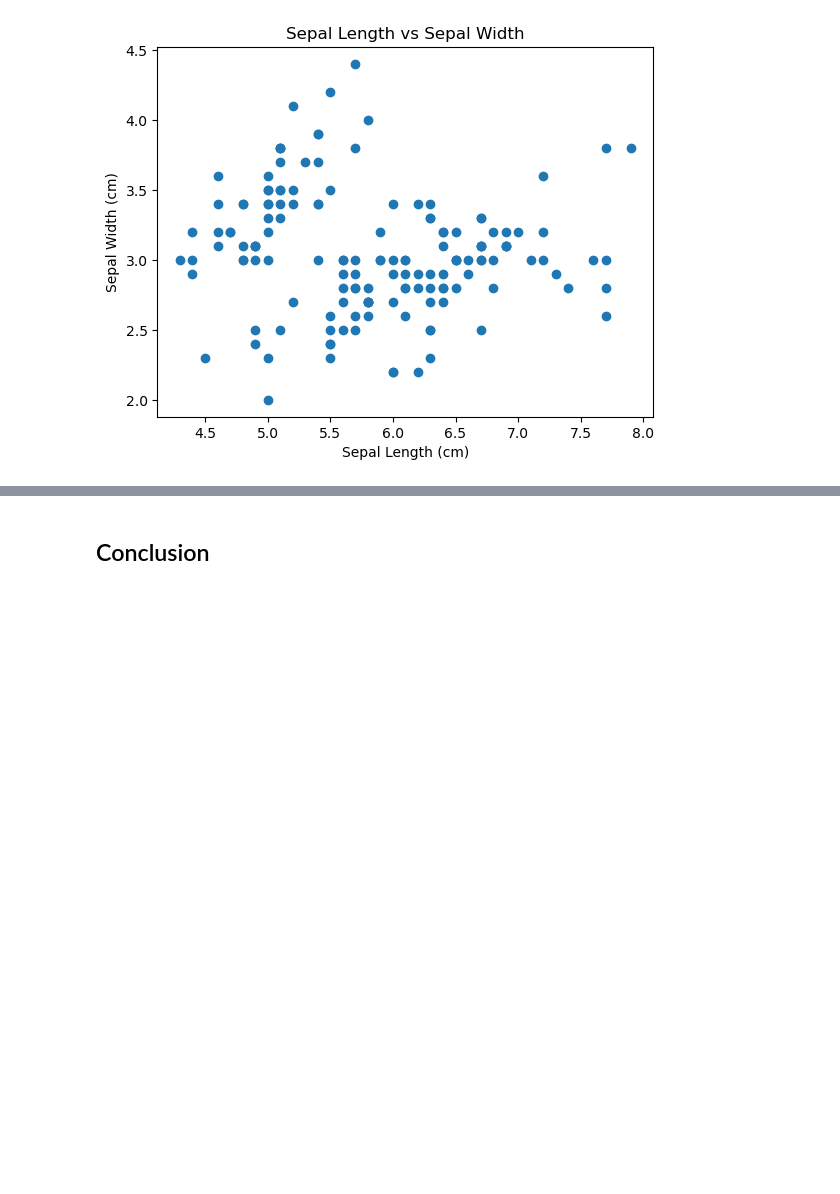
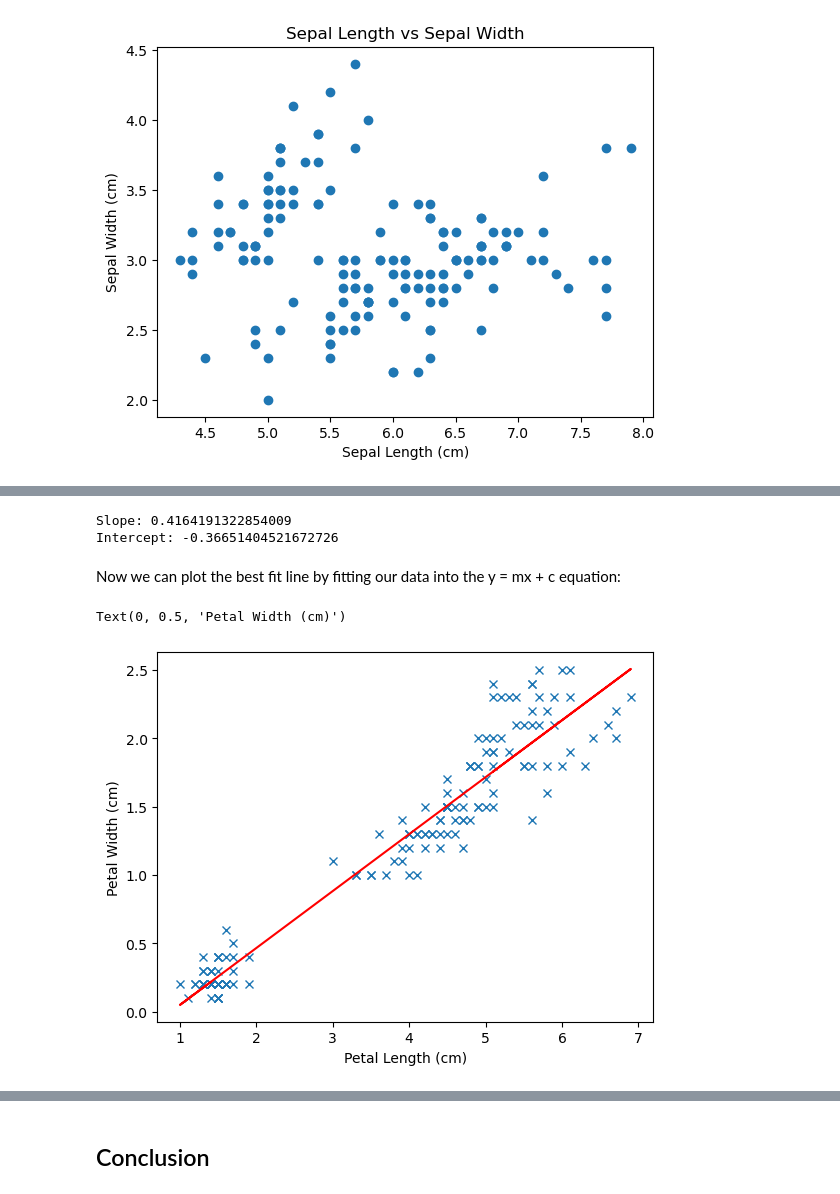
Before and after one commit to MylesHenehan/pands-project, a Jupyter notebook: analysis.ipynb, the cells around one changed output, grey strips where cells are left out. Drawn from its saved outputs; the diff is of its cells as text; code cells hidden in the pictures; blank space fills up the shorter version.

Commit message:
Adding best fit, pearson, third var

```diff
--- a/analysis.ipynb
+++ b/analysis.ipynb
@@ -125,0 +152,24 @@ for x_var in variables:
+# %%
+m, c = np.polyfit(petallen, petalwidth, 1) # The .polyfit function takes a set of data points (x, y) and fits a polynomial of specified degree to the data. The degree 1 here represents a straight line.
+m, c # Here, "m" represents the slope, while "c" represents the intercept of the line. Let's make this clear for ease of reference by assigning them to more easy-to-understand variables.
+
+slope = m
+intercept = c
+
+print(f'Slope: {slope}')
+print(f'Intercept: {intercept}')
+# %% [output]
+Slope: 0.4164191322854009
+Intercept: -0.36651404521672726
+# %% [markdown]
+Now we can plot the best fit line by fitting our data into the y = mx + c equation:
+# %%
+fig, ax = plt.subplots()
+ax.plot(petallen, petalwidth, 'x')
+
+ax.plot(petallen, slope * petallen + intercept, 'r-') #This time we're adding another plot command to insert our best fit line, with "r-" representing a solid red line.
+ax.set_xlabel('Petal Length (cm)')
+ax.set_ylabel('Petal Width (cm)')
+# %% [output]
+Text(0, 0.5, 'Petal Width (cm)')
+[figure, added]
```
Also changed, not shown: parts of 16 cells of this notebook, 2 other files.
